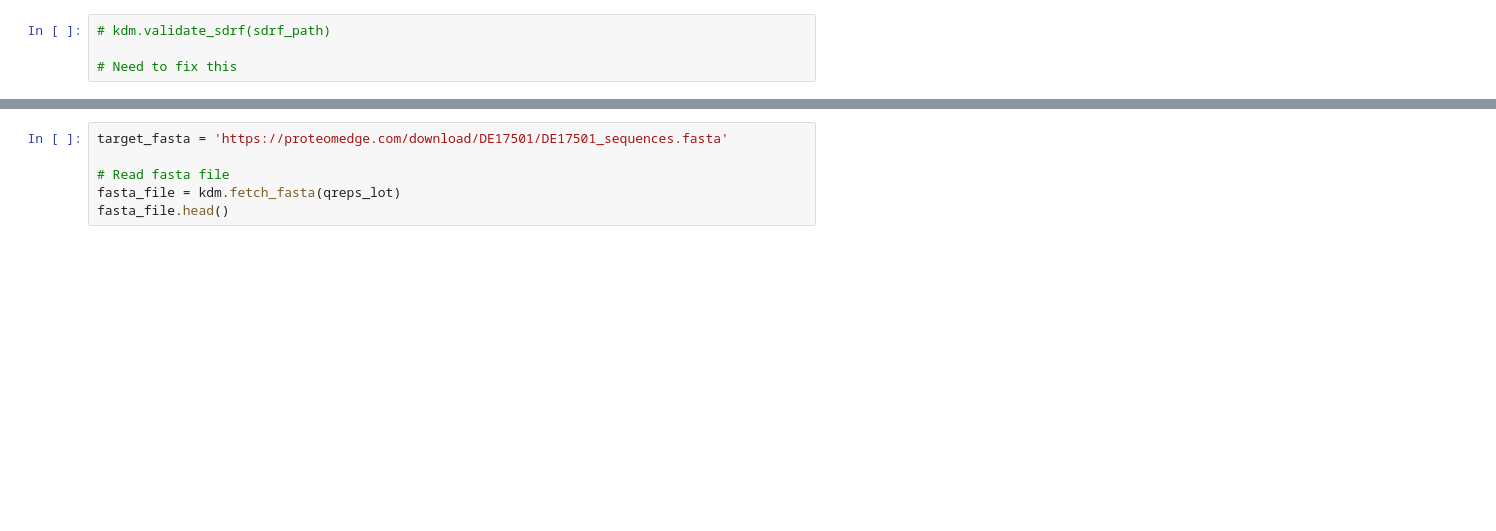
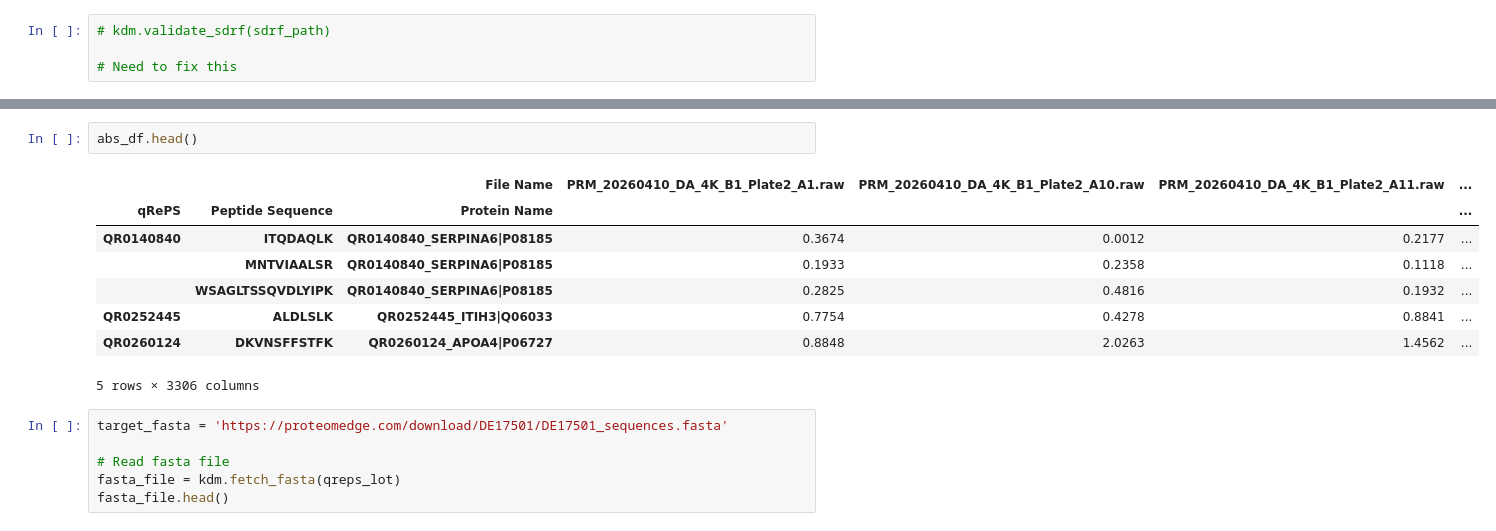
Before and after one commit to thanadol-git/kardemumma, a Jupyter notebook: ratio_DA4K.ipynb, the cells around one changed output, grey strips where cells are left out. Drawn from its saved outputs; the diff is of its cells as text; blank space fills up the shorter version.

```diff
--- a/ratio_DA4K.ipynb
+++ b/ratio_DA4K.ipynb
@@ -245,3 +502,14 @@ abs_df = kdm.get_absolute_conc(qreps_table, skyline_merge_adj)
+# %%
+abs_df.head()
+# %% [output]
+|  |  | File Name | PRM_20260410_DA_4K_B1_Plate2_A1.raw | PRM_20260410_DA_4K_B1_Plate2_A10.raw | PRM_20260410_DA_4K_B1_Plate2_A11.raw | ... |
+| qRePS | Peptide Sequence | Protein Name |  |  |  | ... |
+| QR0140840 | ITQDAQLK | QR0140840_SERPINA6|P08185 | 0.3674 | 0.0012 | 0.2177 | ... |
+|  | MNTVIAALSR | QR0140840_SERPINA6|P08185 | 0.1933 | 0.2358 | 0.1118 | ... |
+|  | WSAGLTSSQVDLYIPK | QR0140840_SERPINA6|P08185 | 0.2825 | 0.4816 | 0.1932 | ... |
+| QR0252445 | ALDLSLK | QR0252445_ITIH3|Q06033 | 0.7754 | 0.4278 | 0.8841 | ... |
+| QR0260124 | DKVNSFFSTFK | QR0260124_APOA4|P06727 | 0.8848 | 2.0263 | 1.4562 | ... |
+5 rows × 3306 columns
 # %%
 target_fasta = 'https://proteomedge.com/download/DE17501/DE17501_sequences.fasta'
 
```
Also changed, not shown: parts of 40 cells of this notebook.
